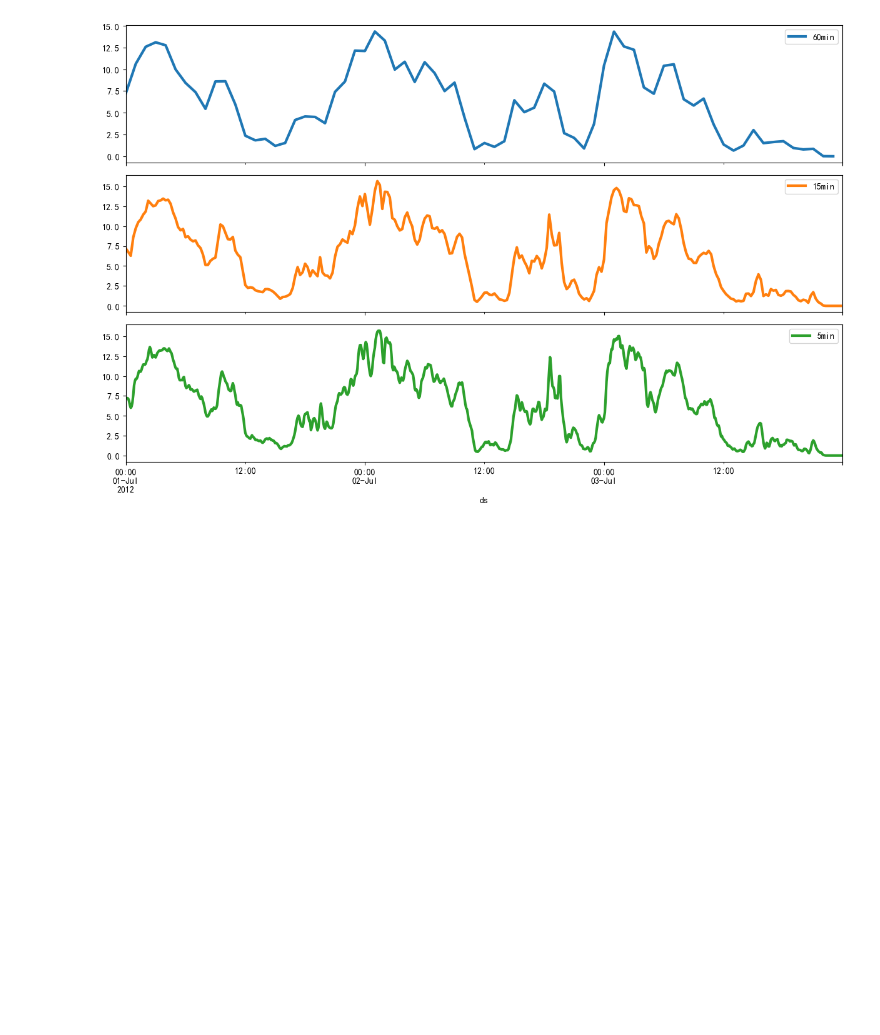
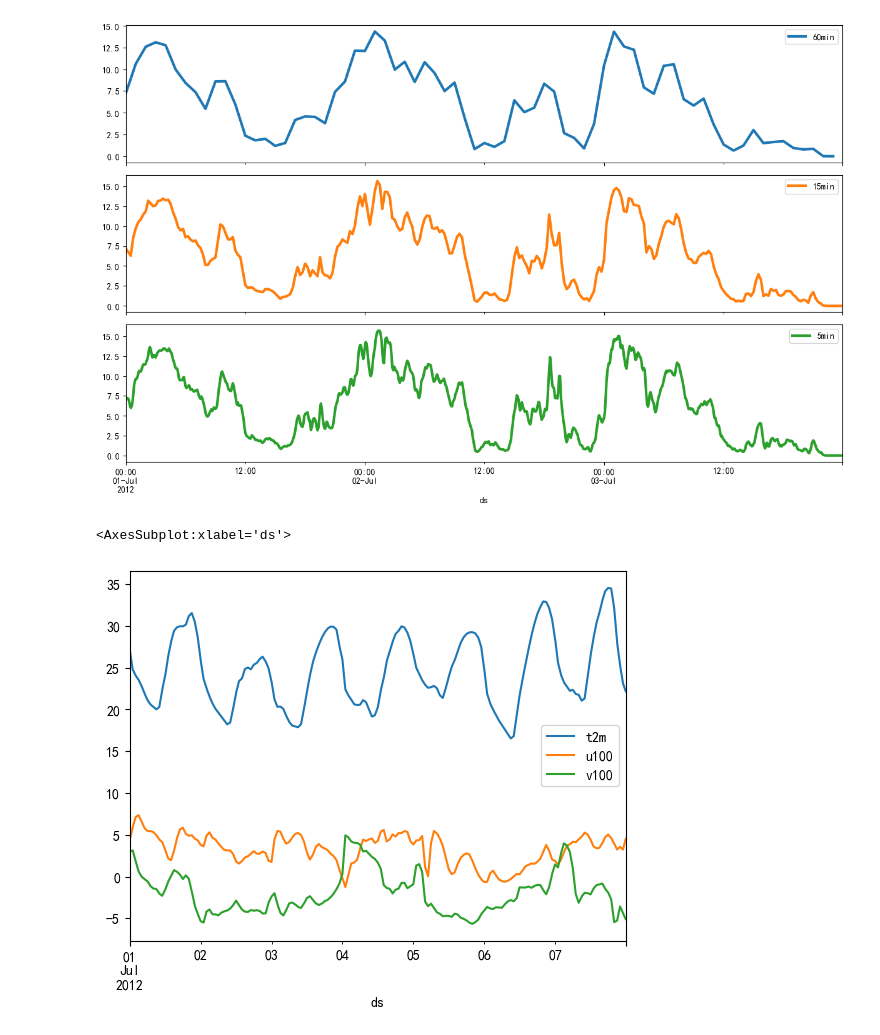
Before and after one commit to WillWang1113/MultiresolutionForecasting, a Jupyter notebook: 01-EDA.ipynb, the cells around one changed output. Saved outputs shown, nothing was run; the diff lists cells and outputs as text; code cells hidden in the pictures; blank space fills up the shorter version.

```diff
--- a/01-EDA.ipynb
+++ b/01-EDA.ipynb
@@ -79,3 +68,11 @@ for i in range(3):
 fig.tight_layout()
 # %% [output]
 [figure]
+# %%
+df = pd.read_csv("datasets/nrel_all.csv",index_col=0, parse_dates=True)[["t2m","u100","v100"]]
+df = df.interpolate()
+df = df["2012-07-01":"2012-07-07"]
+df.plot()
+# %% [output]
+<AxesSubplot:xlabel='ds'>
+[figure, added]
```
Also changed, not shown: parts of 3 cells of this notebook, 12 other files.
